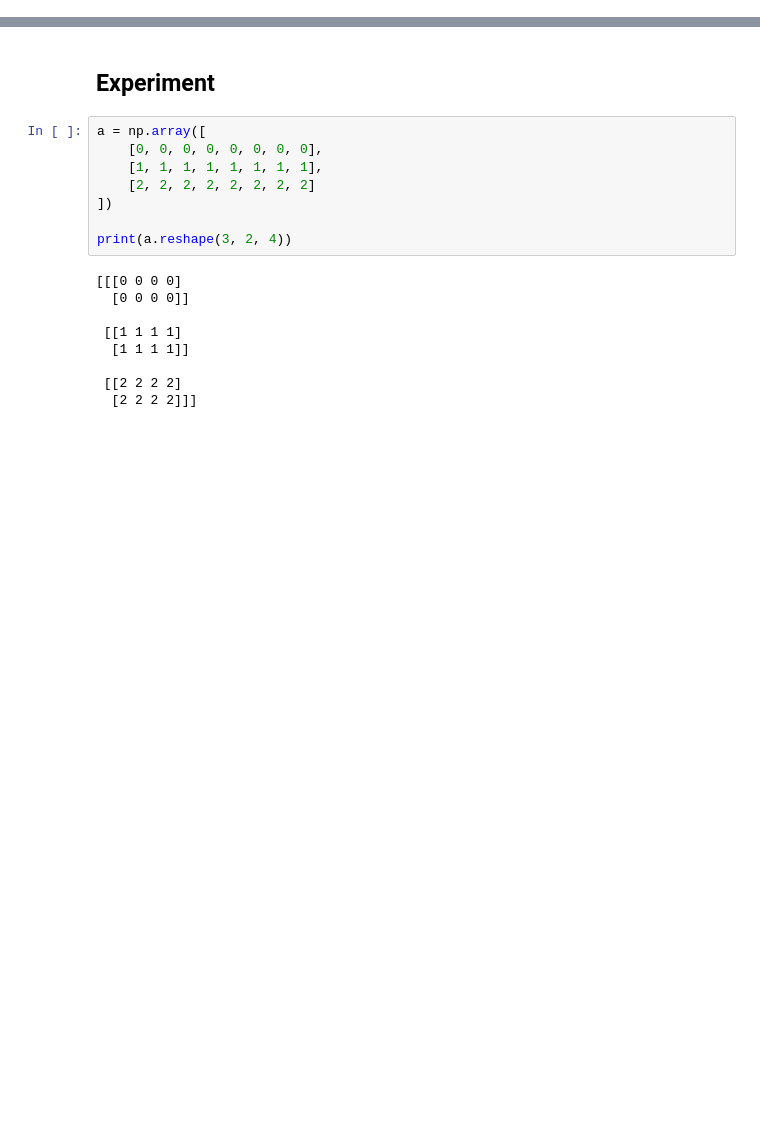
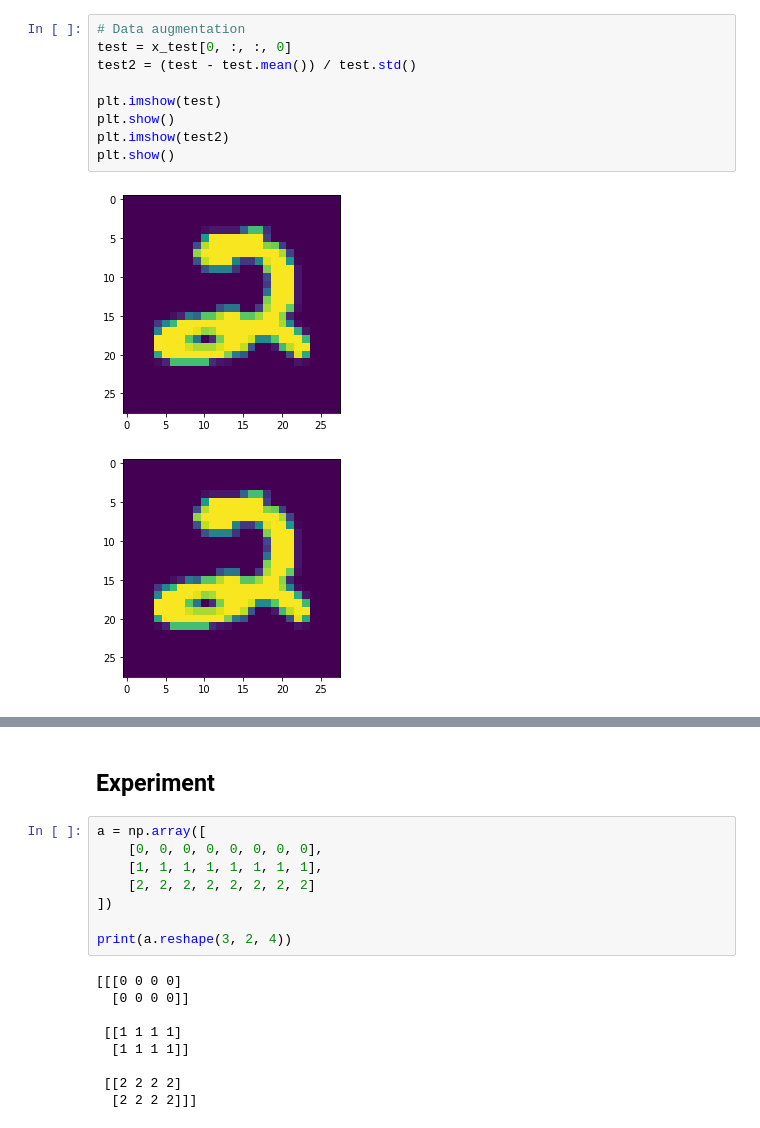
Before and after one commit to KuoJeffrey/digitRecognizer, a Jupyter notebook: lenet.ipynb, the cells around one changed output, grey strips where cells are left out. Saved outputs shown, nothing was run; the diff lists cells and outputs as text; blank space fills up the shorter version.

```diff
--- a/lenet.ipynb
+++ b/lenet.ipynb
@@ -75 +67,13 @@ print(x_test)
+# %%
+# Data augmentation
+test = x_test[0, :, :, 0]
+test2 = (test - test.mean()) / test.std()
+
+plt.imshow(test)
+plt.show()
+plt.imshow(test2)
+plt.show()
+# %% [output]
+[figure, added]
+[figure, added]
 # %%
```
Also changed, not shown: parts of 12 cells of this notebook.
